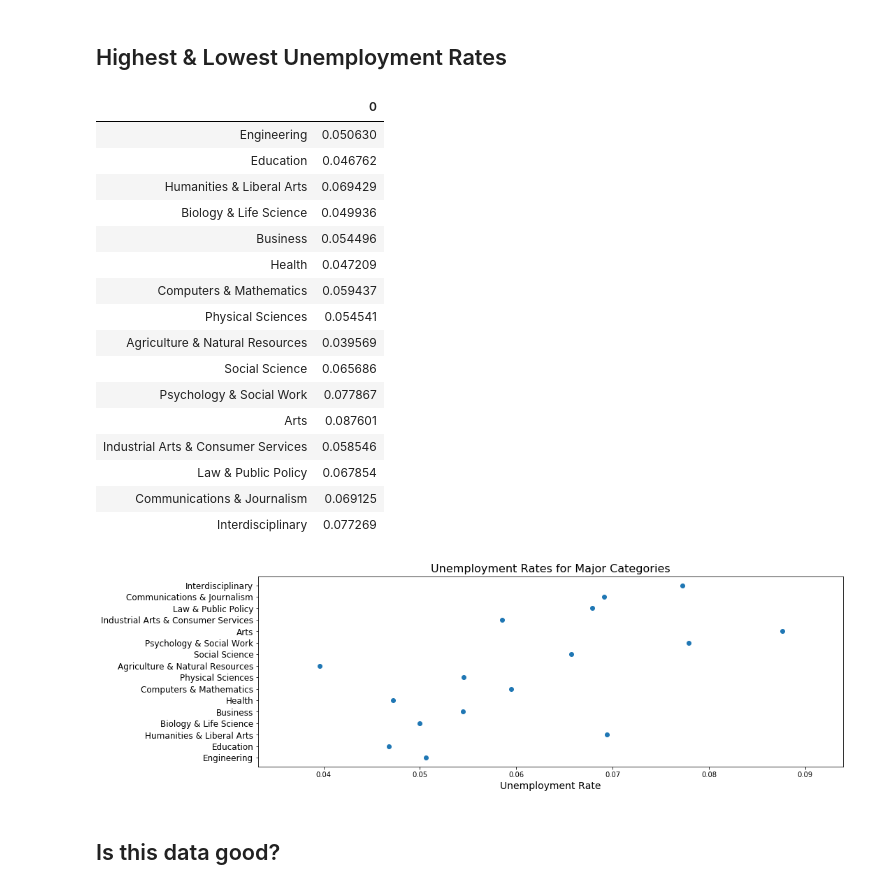
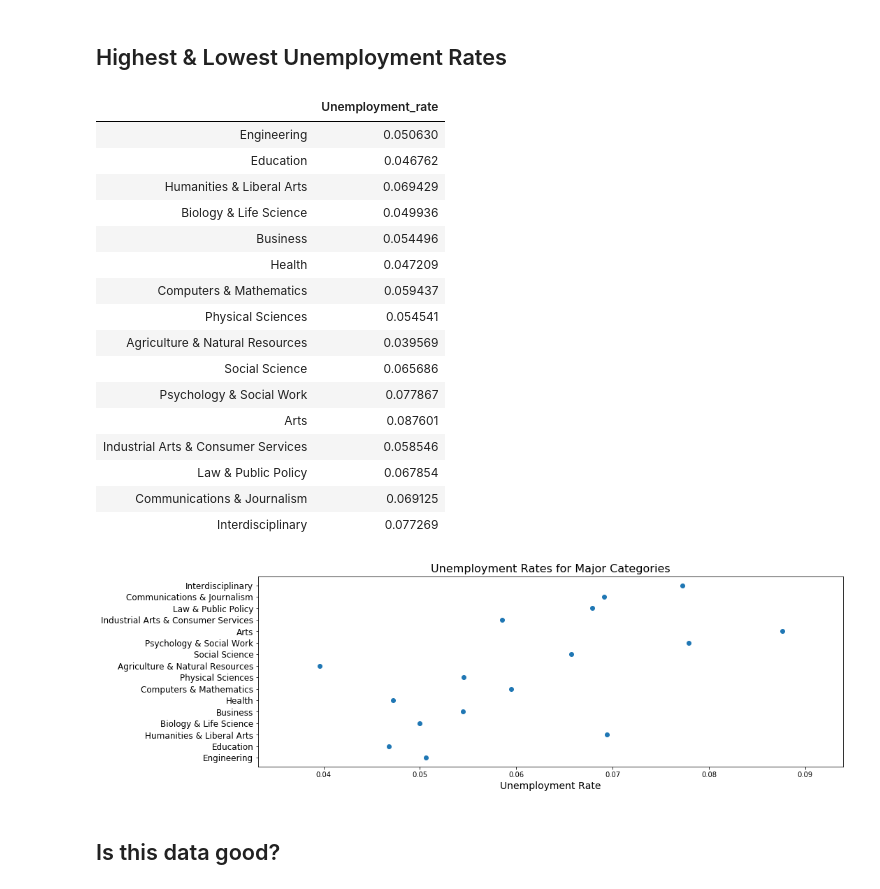
Before and after one commit to michaeltait3/College-Majors-Report, a Jupyter notebook: report.ipynb, the cells around one changed output. Drawn from its saved outputs; the diff is of its cells as text; code cells hidden in the pictures.

```diff
--- a/report.ipynb
+++ b/report.ipynb
@@ -129,30 +130,30 @@ Actuarial Science = 72,000
 # %%
 list_of_categories = ['Engineering', 'Education', 'Humanities & Liberal Arts',
                 'Biology & Life Science', 'Business', 'Health',
                 'Computers & Mathematics', 'Physical Sciences',
                 'Agriculture & Natural Resources', 'Social Science',
                 'Psychology & Social Work', 'Arts',
                 'Industrial Arts & Consumer Services', 'Law & Public Policy',
                 'Communications & Journalism',
                 'Interdisciplinary']
 
 empty_list = []
 for i in list_of_categories:
     val = major_data[major_data['Major_category'] == (i)]['Unemployment_rate'].mean()
     empty_list.append(val)
 plt.figure(figsize=(15,5))
 plt.scatter(empty_list, list_of_categories), plt.title('Unemployment Rates for Major Categories', fontsize=16), \
                                              plt.yticks(fontsize=12), \
                                              plt.xlabel('Unemployment Rate', fontsize=14);
 
 
 mean_list = []
 for i in list_of_categories:
     value = major_data[major_data['Major_category'] == (i)]['Unemployment_rate'].mean()
     mean_list.append(value)
-pd.DataFrame(mean_list, list_of_categories)
+pd.DataFrame(mean_list, list_of_categories, columns=['Unemployment_rate'])
 # %% [output]
-|  | 0 |
+|  | Unemployment_rate |
 | Engineering | 0.050630 |
 | Education | 0.046762 |
 | Humanities & Liberal Arts | 0.069429 |
```
Also changed, not shown: parts of 6 cells of this notebook.
